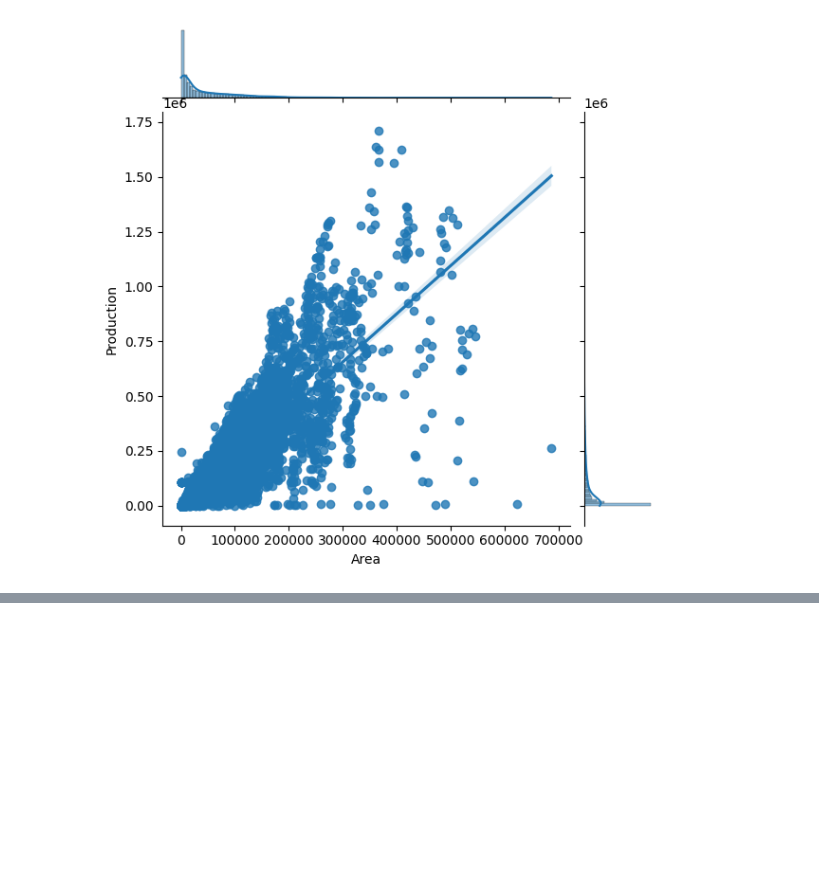
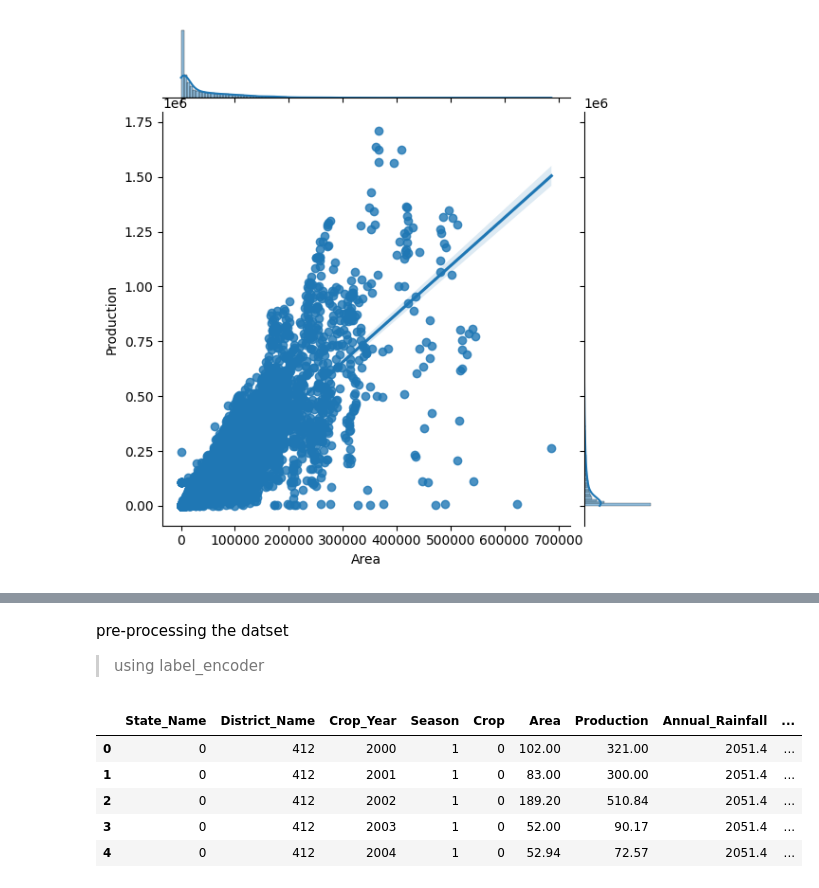
Before and after one commit to jithendranaidupothala/datascienceproject-23030594, a Jupyter notebook: datascienceproject.ipynb, the cells around one changed output, grey strips where cells are left out. Drawn from its saved outputs; the diff is of its cells as text; code cells hidden in the pictures; blank space fills up the shorter version.

```diff
--- a/datascienceproject.ipynb
+++ b/datascienceproject.ipynb
@@ -104,0 +148,26 @@ plt.show()
+# %% [markdown]
+pre-processing the datset
+
+> using label_encoder
+# %%
+from sklearn.preprocessing import LabelEncoder
+
+# Select object-type columns for encoding
+categorical_columns = df.select_dtypes(include=['object']).columns
+
+# Apply Label Encoding to categorical columns
+label_encoders = {}
+for col in categorical_columns:
+    le = LabelEncoder()
+    df[col] = le.fit_transform(df[col])
+    label_encoders[col] = le  # Store encoders for possible inverse transformation
+
+# Display the transformed dataset's first few rows
+df.head()
+# %% [output]
+|  | State_Name | District_Name | Crop_Year | Season | Crop | Area | Production | Annual_Rainfall | ... |
+| 0 | 0 | 412 | 2000 | 1 | 0 | 102.00 | 321.00 | 2051.4 | ... |
+| 1 | 0 | 412 | 2001 | 1 | 0 | 83.00 | 300.00 | 2051.4 | ... |
+| 2 | 0 | 412 | 2002 | 1 | 0 | 189.20 | 510.84 | 2051.4 | ... |
+| 3 | 0 | 412 | 2003 | 1 | 0 | 52.00 | 90.17 | 2051.4 | ... |
+| 4 | 0 | 412 | 2004 | 1 | 0 | 52.94 | 72.57 | 2051.4 | ... |
```
Also changed, not shown: parts of 8 cells of this notebook.
